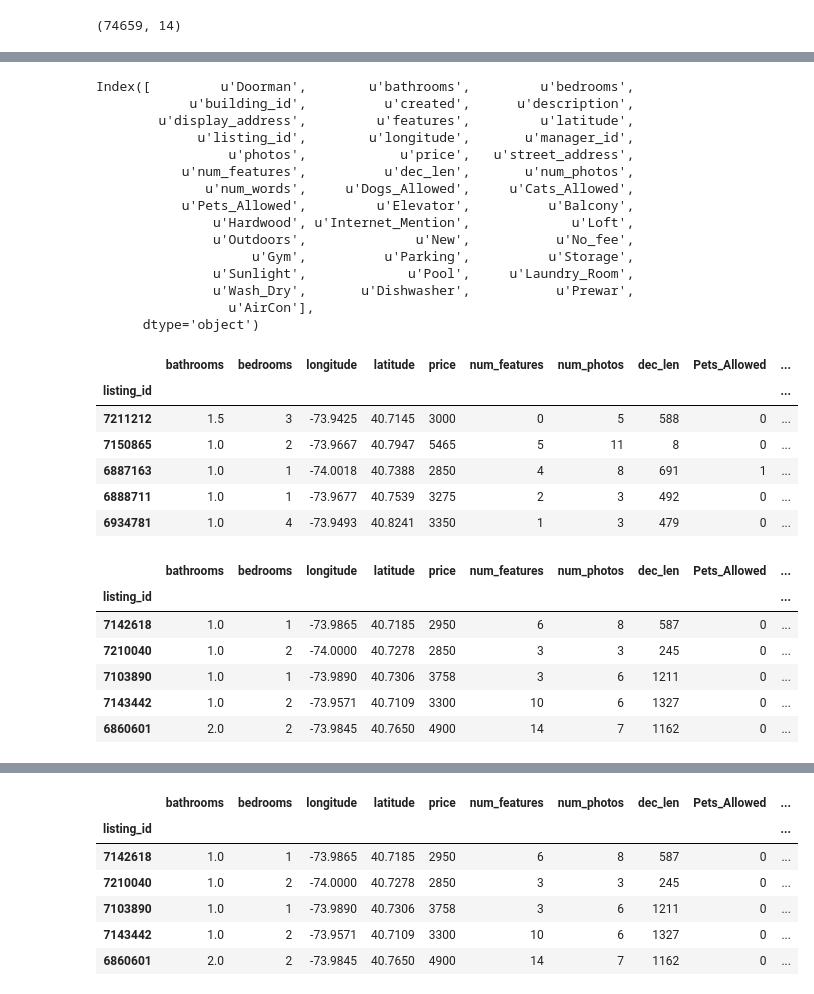
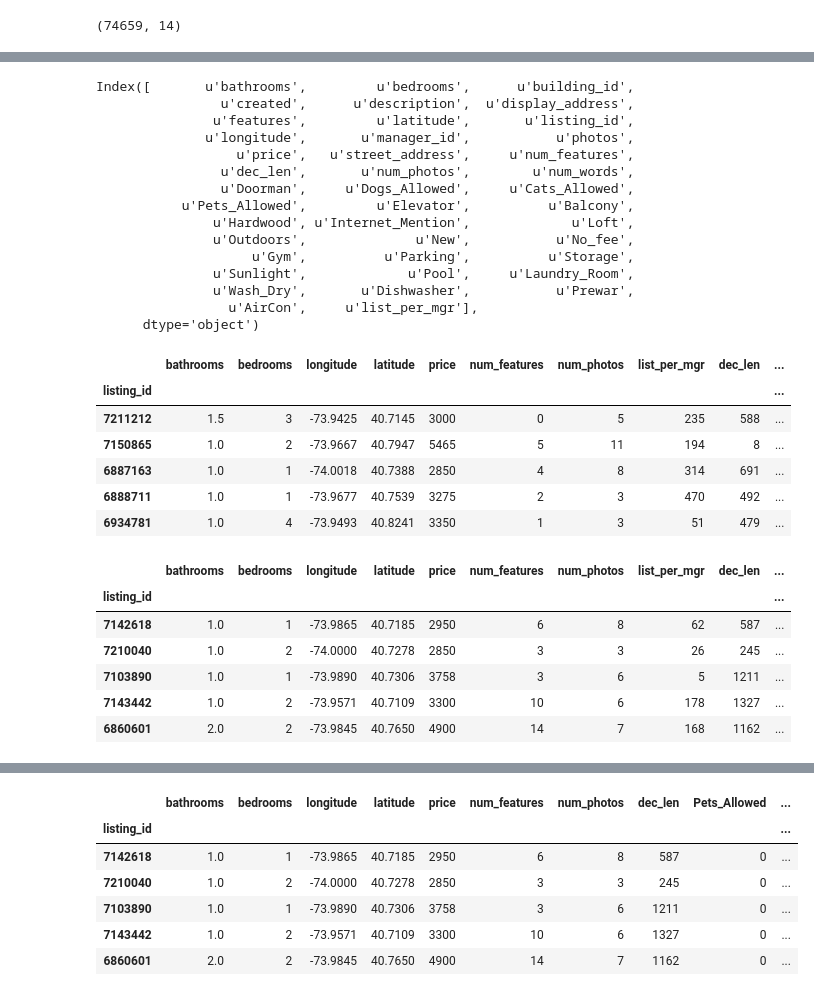
Before and after one commit to vb8190/7406_latest, a Jupyter notebook: 7406DataMiningProject/vikas/ipython_notebooks/7406_Final_Project.ipynb, the cells around one changed output, grey strips where cells are left out. Cells and saved outputs as stored; diff of their text form; code cells hidden in the pictures.

```diff
--- a/7406DataMiningProject/vikas/ipython_notebooks/7406_Final_Project.ipynb
+++ b/7406DataMiningProject/vikas/ipython_notebooks/7406_Final_Project.ipynb
@@ -112,3 +99,5 @@ combinedDF["Wash_Dry"] = combinedDF["features"].apply(lambda x: 1 if "Washer/Dry
 combinedDF["Dishwasher"] = combinedDF["features"].apply(lambda x: 1 if "Dishwasher" in x else 0)
 combinedDF["Prewar"] = combinedDF["features"].apply(lambda x: 1 if "Pre-War" in x else 0)
 combinedDF["AirCon"] = combinedDF["features"].apply(lambda x: 1 if "Air Conditioning" in x else 0)
+# %%
+combinedDF['list_per_mgr'] = combinedDF.groupby('manager_id', as_index=False)['manager_id'].transform(lambda s: s.count())
@@ -131,55 +150,55 @@ train_df.shape
 
 test_df.columns
 # %% [output]
-Index([         u'Doorman',        u'bathrooms',         u'bedrooms',
-            u'building_id',          u'created',      u'description',
-        u'display_address',         u'features',         u'latitude',
-             u'listing_id',        u'longitude',       u'manager_id',
-                 u'photos',            u'price',   u'street_address',
-           u'num_features',          u'dec_len',       u'num_photos',
-              u'num_words',     u'Dogs_Allowed',     u'Cats_Allowed',
+Index([       u'bathrooms',         u'bedrooms',      u'building_id',
+                u'created',      u'description',  u'display_address',
+               u'features',         u'latitude',       u'listing_id',
+              u'longitude',       u'manager_id',           u'photos',
+                  u'price',   u'street_address',     u'num_features',
+                u'dec_len',       u'num_photos',        u'num_words',
+                u'Doorman',     u'Dogs_Allowed',     u'Cats_Allowed',
            u'Pets_Allowed',         u'Elevator',          u'Balcony',
                u'Hardwood', u'Internet_Mention',             u'Loft',
                u'Outdoors',              u'New',           u'No_fee',
                     u'Gym',          u'Parking',          u'Storage',
                u'Sunlight',             u'Pool',     u'Laundry_Room',
                u'Wash_Dry',       u'Dishwasher',           u'Prewar',
-                 u'AirCon'],
+                 u'AirCon',     u'list_per_mgr'],
       dtype='object')
 # %%
 
 #X = train_df[['bathrooms','bedrooms','longitude','latitude','price','num_features','num_photos','Doorman','Dogs_Allowed','Cats_Allowed','Pets_Allowed','Elevator','Balcony','Hardwood','Internet_Mention','Loft','Outdoors','New','No_fee','Gym','Parking','Storage','Sunlight','Pool','Laundry_Room','Wash_Dry','Dishwasher','Prewar','AirCon']]
-X = train_df[['bathrooms','bedrooms','longitude','latitude','price','num_features','num_photos','dec_len','Pets_Allowed','Hardwood','No_fee','Parking','Storage','Sunlight','Laundry_Room','Wash_Dry','Prewar','AirCon']]
+X = train_df[['bathrooms','bedrooms','longitude','latitude','price','num_features','num_photos','list_per_mgr','dec_len','Pets_Allowed','Hardwood','No_fee','Parking','Storage','Sunlight','Laundry_Room','Wash_Dry','Prewar','AirCon']]
 X.index = train_df['listing_id']
 
 #from sklearn.preprocessing import LabelBinarizer
 #X.head()
 #encoder = LabelBinarizer()
 #train_y = encoder.fit_transform(y)
 #train_y = transformed_y.transform(y)
 target_num_map = {'high':0, 'medium':1, 'low':2}
 train_y = np.array(train_df['interest_level'].apply(lambda x: target_num_map[x]))
 X.head()
 #y.head()
 #train_y
 # %% [output]
-|  | bathrooms | bedrooms | longitude | latitude | price | num_features | num_photos | dec_len | Pets_Allowed | ... |
+|  | bathrooms | bedrooms | longitude | latitude | price | num_features | num_photos | list_per_mgr | dec_len | ... |
 | listing_id |  |  |  |  |  |  |  |  |  | ... |
-| 7211212 | 1.5 | 3 | -73.9425 | 40.7145 | 3000 | 0 | 5 | 588 | 0 | ... |
-| 7150865 | 1.0 | 2 | -73.9667 | 40.7947 | 5465 | 5 | 11 | 8 | 0 | ... |
-| 6887163 | 1.0 | 1 | -74.0018 | 40.7388 | 2850 | 4 | 8 | 691 | 1 | ... |
-| 6888711 | 1.0 | 1 | -73.9677 | 40.7539 | 3275 | 2 | 3 | 492 | 0 | ... |
-| 6934781 | 1.0 | 4 | -73.9493 | 40.8241 | 3350 | 1 | 3 | 479 | 0 | ... |
+| 7211212 | 1.5 | 3 | -73.9425 | 40.7145 | 3000 | 0 | 5 | 235 | 588 | ... |
+| 7150865 | 1.0 | 2 | -73.9667 | 40.7947 | 5465 | 5 | 11 | 194 | 8 | ... |
+| 6887163 | 1.0 | 1 | -74.0018 | 40.7388 | 2850 | 4 | 8 | 314 | 691 | ... |
+| 6888711 | 1.0 | 1 | -73.9677 | 40.7539 | 3275 | 2 | 3 | 470 | 492 | ... |
+| 6934781 | 1.0 | 4 | -73.9493 | 40.8241 | 3350 | 1 | 3 | 51 | 479 | ... |
 # %%
-Xtest = test_df[['bathrooms','bedrooms','longitude','latitude','price','num_features','num_photos','dec_len','Pets_Allowed','Hardwood','No_fee','Parking','Storage','Sunlight','Laundry_Room','Wash_Dry','Prewar','AirCon']]
+Xtest = test_df[['bathrooms','bedrooms','longitude','latitude','price','num_features','num_photos','list_per_mgr','dec_len','Pets_Allowed','Hardwood','No_fee','Parking','Storage','Sunlight','Laundry_Room','Wash_Dry','Prewar','AirCon']]
 Xtest.index = test_df['listing_id']
 Xtest.head()
 # %% [output]
-|  | bathrooms | bedrooms | longitude | latitude | price | num_features | num_photos | dec_len | Pets_Allowed | ... |
+|  | bathrooms | bedrooms | longitude | latitude | price | num_features | num_photos | list_per_mgr | dec_len | ... |
 | listing_id |  |  |  |  |  |  |  |  |  | ... |
-| 7142618 | 1.0 | 1 | -73.9865 | 40.7185 | 2950 | 6 | 8 | 587 | 0 | ... |
-| 7210040 | 1.0 | 2 | -74.0000 | 40.7278 | 2850 | 3 | 3 | 245 | 0 | ... |
-| 7103890 | 1.0 | 1 | -73.9890 | 40.7306 | 3758 | 3 | 6 | 1211 | 0 | ... |
-| 7143442 | 1.0 | 2 | -73.9571 | 40.7109 | 3300 | 10 | 6 | 1327 | 0 | ... |
-| 6860601 | 2.0 | 2 | -73.9845 | 40.7650 | 4900 | 14 | 7 | 1162 | 0 | ... |
+| 7142618 | 1.0 | 1 | -73.9865 | 40.7185 | 2950 | 6 | 8 | 62 | 587 | ... |
+| 7210040 | 1.0 | 2 | -74.0000 | 40.7278 | 2850 | 3 | 3 | 26 | 245 | ... |
+| 7103890 | 1.0 | 1 | -73.9890 | 40.7306 | 3758 | 3 | 6 | 5 | 1211 | ... |
+| 7143442 | 1.0 | 2 | -73.9571 | 40.7109 | 3300 | 10 | 6 | 178 | 1327 | ... |
+| 6860601 | 2.0 | 2 | -73.9845 | 40.7650 | 4900 | 14 | 7 | 168 | 1162 | ... |
 # %%
```
Also changed, not shown: parts of 24 cells of this notebook.
